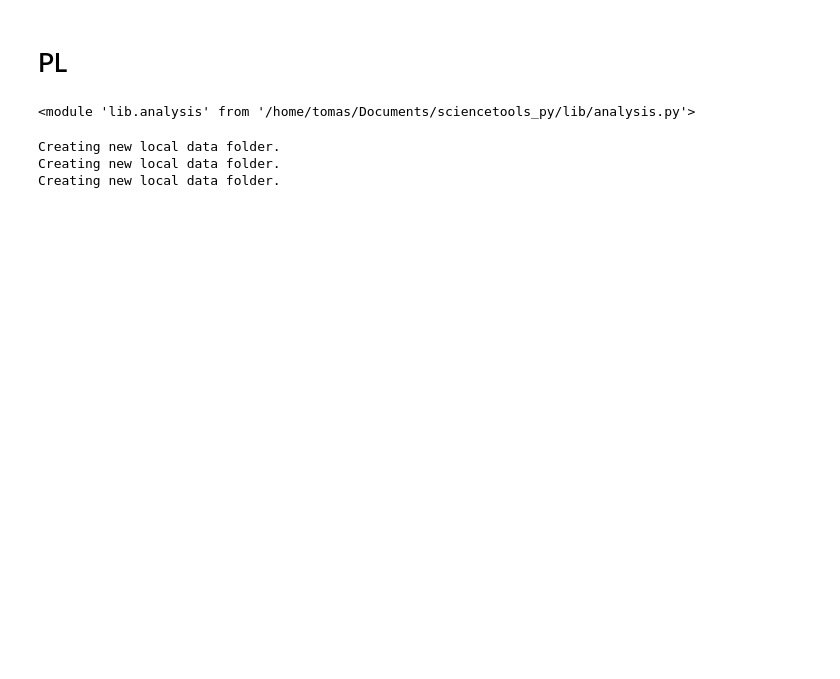
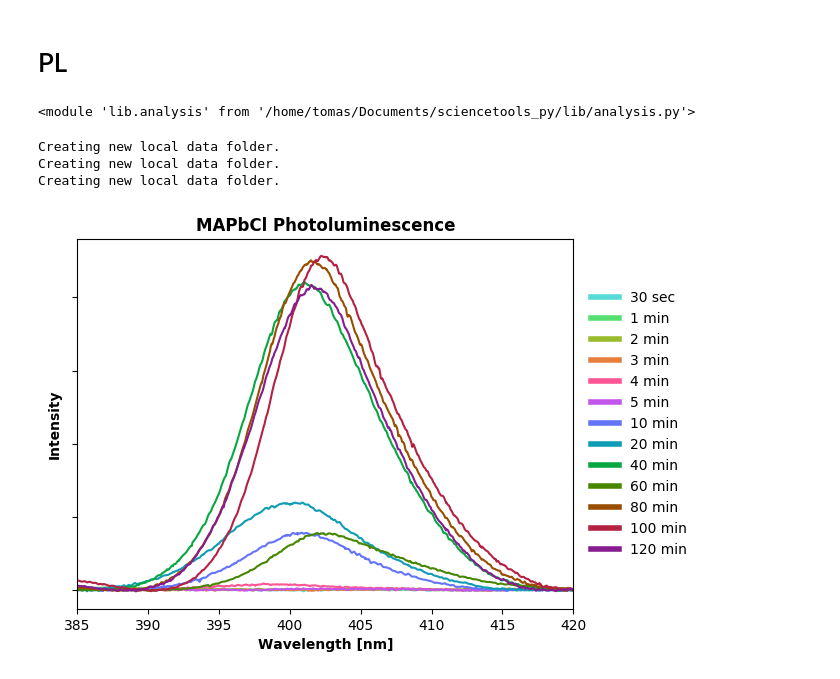
Before and after one commit to tomasbar/sciencetools_py, a Jupyter notebook: MAPbCl FF.ipynb, the cells around one changed output. Saved outputs shown, nothing was run; the diff lists cells and outputs as text; code cells hidden in the pictures; blank space fills up the shorter version.

```diff
--- a/MAPbCl FF.ipynb
+++ b/MAPbCl FF.ipynb
@@ -125,3 +196,69 @@ for run_ID in samples_dir:
 Creating new local data folder.
 Creating new local data folder.
 Creating new local data folder.
+# %%
+fig3 = plt.figure(1)
+fig_ax = plt.gca()
+
+lbl = None
+
+master_cypher = (
+    "30sec",
+    "1min",
+    "2min",
+    "3min",
+    "4min",
+    "5min",
+    "10min",
+    "20min",
+    "40min",
+    "60min",
+    "80min",
+    "100min",
+    "120min",
+)
+
+raw_analysis = []
+
+for sample_ID in master_cypher:
+    for run_ID in samples_dir.keys():
+        if sample_ID in pl_data[run_ID].keys():
+            raw_analysis.append(analysis.FWHM(flag, sample_ID, pl_data[run_ID][sample_ID]))
+
+            if "min" in sample_ID:
+                lbl = sample_ID.replace("min", " min")
+            elif "sec" in sample_ID:
+                lbl = sample_ID.replace("sec", " sec")
+
+            if "C" in lbl:
+                lbl = lbl.replace("C", "°C")
+
+            plt.figure(1)
+            plt.plot(pl_data[run_ID][sample_ID]["wavelength"], pl_data[run_ID][sample_ID]["counts"],
+#                      abs(max(pl_data[run_ID][sample_ID]["counts"])),
+                     label=lbl)
+        else:
+            pass
+
+max_values = pd.DataFrame(data=raw_analysis,columns=['Sample', 'Max_Wavelength', 'Max_Value', 'FWHM'])
+
+plt.style.use('default')
+sns.set_palette(sns.cubehelix_palette(14, rot=4, hue=2, light=0.7, dark=0.25))
+
+plt.xlabel("Wavelength [nm]", weight="semibold")
+plt.ylabel("Intensity", weight="semibold")
+
+fig_ax.set_yticklabels([])
+
+# plt.xlim(min(pl_data["etb066"]["15min 50C"]["wavelength"]), max(pl_data["etb066"]["15min 50C"]["wavelength"]))
+plt.xlim(385,420)
+
+# plt.ylim(-0.01, max(pl_data["etb049"]["5min"]["counts"])+2000)
+
+plt.title("MAPbCl Photoluminescence",weight="semibold")
+
+leg = plt.legend(loc='center left', bbox_to_anchor=(1.01, 0,.3,1),mode='expand', frameon=False)
+for i in leg.legendHandles:
+    i.set_linewidth(4)
+# %% [output]
+[figure, added]
```
Also changed, not shown: parts of 23 cells of this notebook, 41 other files.
